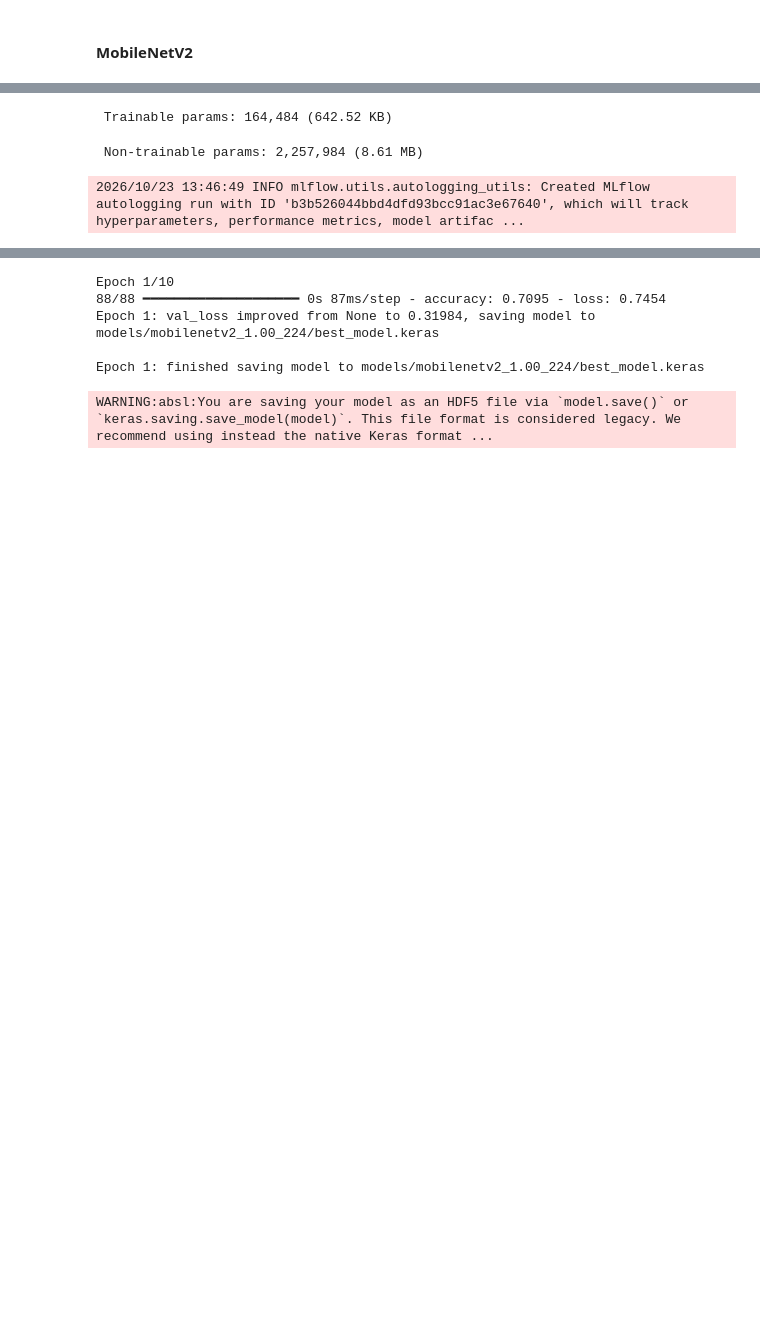
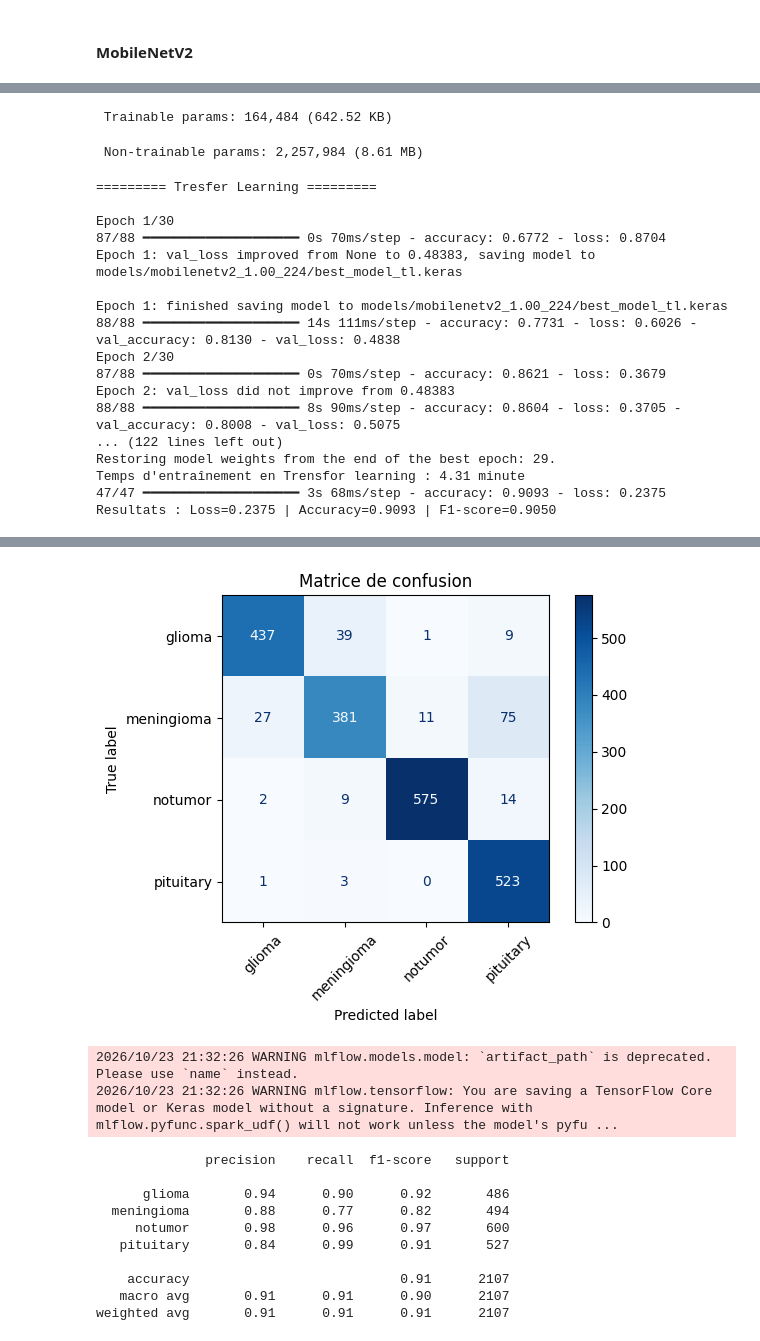
Before and after one commit to hajjajihamza/brief-5, a Jupyter notebook: notebook/app.ipynb, the cells around one changed output, grey strips where cells are left out. Drawn from its saved outputs; the diff is of its cells as text; code cells hidden in the pictures; blank space fills up the shorter version.

```diff
--- a/notebook/app.ipynb
+++ b/notebook/app.ipynb
@@ -29,7 +29,7 @@ import kagglehub
 RANDOM_KEY=26
 SIZE_IMAGE=224
 BATCH_SIZE = 45
-EPOCHS = 10
+EPOCHS = 30
 AUTOTUNE = tf.data.AUTOTUNE
 
 DATA_DIR = Path(kagglehub.dataset_download("hamzahajjaji/brief-5-dataset") + '/Data')
@@ -288,7 +293,7 @@ def afficher_courbes_apprentissage(history):
 # %% [markdown]
 #### Evaluate model
 # %%
-def evaluate_model(model, test_ds, model_path ,y_test, name):
+def evaluate_model(model, test_ds, model_path ,y_test, name, label_encoder):
     # Predire les probabilites sur le dataset de test
     y_pred_probs = model.predict(test_ds, verbose=0) # Probabiliter sur les 4 classes
     # print(y_pred_probs[0])
@@ -372,7 +377,7 @@ def evaluate_model(model, test_ds, model_path ,y_test, name):
         registered_model_name=name
     )
 # %%
-def build_transfer_model(base_model, normalize_collback, x_train, y_train, x_val, y_val, x_test,y_test):
+def build_transfer_model(base_model, normalize_collback, x_train, y_train, x_val, y_val, x_test,y_test, data_augmentation):
     # Charger le modele pre-entraine
     base = base_model(
         weights='imagenet', # loader les weights of train imagenet
@@ -400,10 +405,10 @@ def build_transfer_model(base_model, normalize_collback, x_train, y_train, x_val
 
     # Architecture Sequential
     model = Sequential([
-        base, # Extraire les caractéristiques en mode inference
-
         # Appliquer augmentation
         data_augmentation,
+
+        base, # Extraire les caractéristiques en mode inference
 
         GlobalAveragePooling2D(), # minimizer les Featurs Map à vectore
 
@@ -441,7 +446,7 @@ def build_transfer_model(base_model, normalize_collback, x_train, y_train, x_val
         # Limiter le surapprentissage
         EarlyStopping(
             monitor="val_loss", # monitore de comparisent
-            patience=5, # nomber des epochs sans augmentation de monitor
+            patience=20, # nomber des epochs sans augmentation de monitor
             restore_best_weights=True, # returner baset weights
             mode="min", # minimuent monitor
             verbose=1
@@ -482,7 +487,7 @@ def build_transfer_model(base_model, normalize_collback, x_train, y_train, x_val
         print(f"Temps d'entraînement en Trensfor learning : {train_time / 60:.2f} minute")
 
         # ================= EVALUATION =================
-        evaluate_model(model, test_ds, model_path, y_test, base.name)
+        evaluate_model(model, test_ds, model_path, y_test, base.name, label_encoder)
 
         # ================= COURBES =================
         afficher_courbes_apprentissage(trensfoer_history.history)
@@ -523,7 +528,7 @@ def build_transfer_model(base_model, normalize_collback, x_train, y_train, x_val
         ),
         EarlyStopping(
             monitor="val_loss",
-            patience=5,
+            patience=20,
             restore_best_weights=True,
             mode="min",
             verbose=1
@@ -565,7 +570,7 @@ def build_transfer_model(base_model, normalize_collback, x_train, y_train, x_val
         print(f"Temps d'entraînement en Fine tuning : {train_time / 60:.2f} minute")
 
         # ================= EVALUATION =================
-        evaluate_model(model, test_ds, model_path, y_test, base.name)
+        evaluate_model(model, test_ds, model_path, y_test, base.name, label_encoder)
 
         # ================= COURBES =================
         afficher_courbes_apprentissage(fine_tuning_history.history)
@@ -605,6 +614,7 @@ build_transfer_model(
     x_val = X_val,
     y_val = y_val,
     x_test = X_test,
-    y_test = y_test
+    y_test = y_test,
+    data_augmentation=data_augmentation
 )
 # %% [output]
@@ -627,4 +639,20 @@ Model: "sequential_6"
  Total params: 2,422,468 (9.24 MB)
  Trainable params: 164,484 (642.52 KB)
  Non-trainable params: 2,257,984 (8.61 MB)
-2026/10/23 13:46:49 INFO mlflow.utils.autologging_utils: Created MLflow autologging run with ID 'b3b526044bbd4dfd93bcc91ac3e67640', which will track hyperparameters, performance metrics, model artifac ...
+========= Tresfer Learning =========
+
+Epoch 1/30
+87/88 ━━━━━━━━━━━━━━━━━━━━ 0s 70ms/step - accuracy: 0.6772 - loss: 0.8704
+Epoch 1: val_loss improved from None to 0.48383, saving model to models/mobilenetv2_1.00_224/best_model_tl.keras
+
+Epoch 1: finished saving model to models/mobilenetv2_1.00_224/best_model_tl.keras
+88/88 ━━━━━━━━━━━━━━━━━━━━ 14s 111ms/step - accuracy: 0.7731 - loss: 0.6026 - val_accuracy: 0.8130 - val_loss: 0.4838
+Epoch 2/30
+87/88 ━━━━━━━━━━━━━━━━━━━━ 0s 70ms/step - accuracy: 0.8621 - loss: 0.3679
+Epoch 2: val_loss did not improve from 0.48383
+88/88 ━━━━━━━━━━━━━━━━━━━━ 8s 90ms/step - accuracy: 0.8604 - loss: 0.3705 - val_accuracy: 0.8008 - val_loss: 0.5075
+... (122 lines left out)
+Restoring model weights from the end of the best epoch: 29.
+Temps d'entraînement en Trensfor learning : 4.31 minute
+47/47 ━━━━━━━━━━━━━━━━━━━━ 3s 68ms/step - accuracy: 0.9093 - loss: 0.2375
+Resultats : Loss=0.2375 | Accuracy=0.9093 | F1-score=0.9050
@@ -632,6 +659,13 @@ Model: "sequential_6"
+[figure, added]
-Epoch 1/10
-88/88 ━━━━━━━━━━━━━━━━━━━━ 0s 87ms/step - accuracy: 0.7095 - loss: 0.7454
-Epoch 1: val_loss improved from None to 0.31984, saving model to models/mobilenetv2_1.00_224/best_model.keras
-
-Epoch 1: finished saving model to models/mobilenetv2_1.00_224/best_model.keras
+2026/10/23 21:32:26 WARNING mlflow.models.model: `artifact_path` is deprecated. Please use `name` instead.
+2026/10/23 21:32:26 WARNING mlflow.tensorflow: You are saving a TensorFlow Core model or Keras model without a signature. Inference with mlflow.pyfunc.spark_udf() will not work unless the model's pyfu ...
-WARNING:absl:You are saving your model as an HDF5 file via `model.save()` or `keras.saving.save_model(model)`. This file format is considered legacy. We recommend using instead the native Keras format ...
+              precision    recall  f1-score   support
+
+      glioma       0.94      0.90      0.92       486
+  meningioma       0.88      0.77      0.82       494
+     notumor       0.98      0.96      0.97       600
+   pituitary       0.84      0.99      0.91       527
+
+    accuracy                           0.91      2107
+   macro avg       0.91      0.91      0.90      2107
+weighted avg       0.91      0.91      0.91      2107
```
Also changed, not shown: parts of 5 cells of this notebook, 6 other files.
